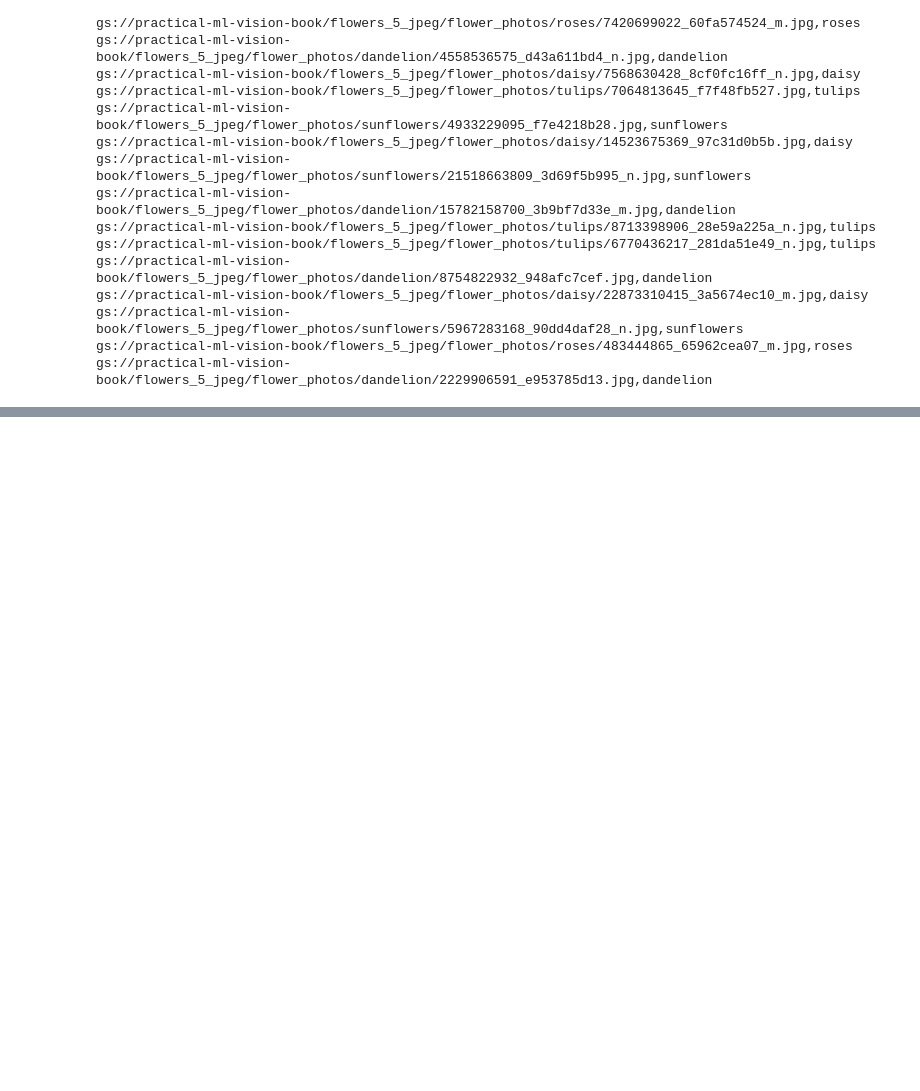
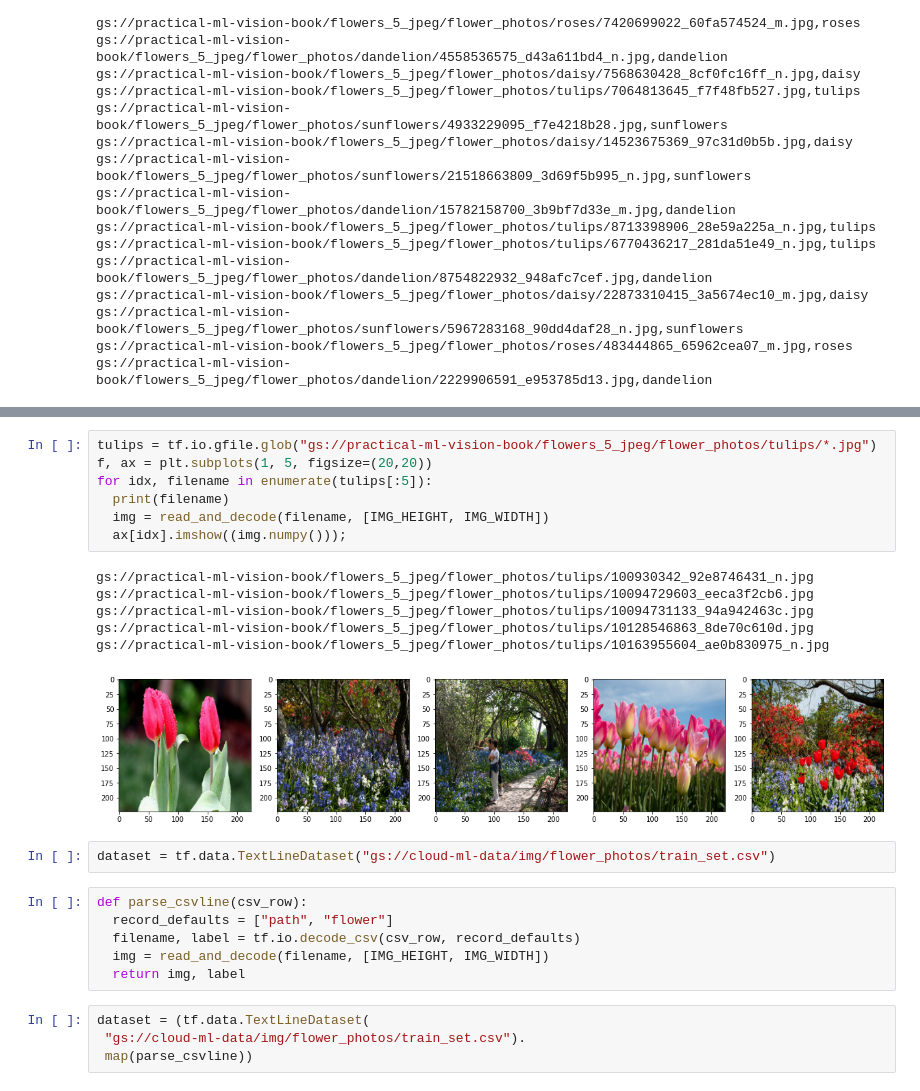
Before and after one commit to walidbrini/TensorFlow-Learning, a Jupyter notebook: TFtuto.ipynb, the cells around one changed output, grey strips where cells are left out. Drawn from its saved outputs; the diff is of its cells as text; blank space fills up the shorter version.

```diff
--- a/TFtuto.ipynb
+++ b/TFtuto.ipynb
@@ -59,0 +115,26 @@ show_image("gs://practical-ml-vision-book/flowers_5_jpeg/flower_photos/daisy/754
+# %%
+tulips = tf.io.gfile.glob("gs://practical-ml-vision-book/flowers_5_jpeg/flower_photos/tulips/*.jpg")
+f, ax = plt.subplots(1, 5, figsize=(20,20))
+for idx, filename in enumerate(tulips[:5]):
+  print(filename)
+  img = read_and_decode(filename, [IMG_HEIGHT, IMG_WIDTH])
+  ax[idx].imshow((img.numpy()));
+# %% [output]
+gs://practical-ml-vision-book/flowers_5_jpeg/flower_photos/tulips/100930342_92e8746431_n.jpg
+gs://practical-ml-vision-book/flowers_5_jpeg/flower_photos/tulips/10094729603_eeca3f2cb6.jpg
+gs://practical-ml-vision-book/flowers_5_jpeg/flower_photos/tulips/10094731133_94a942463c.jpg
+gs://practical-ml-vision-book/flowers_5_jpeg/flower_photos/tulips/10128546863_8de70c610d.jpg
+gs://practical-ml-vision-book/flowers_5_jpeg/flower_photos/tulips/10163955604_ae0b830975_n.jpg
+[figure, added]
+# %%
+dataset = tf.data.TextLineDataset("gs://cloud-ml-data/img/flower_photos/train_set.csv")
+# %%
+def parse_csvline(csv_row):
+  record_defaults = ["path", "flower"]
+  filename, label = tf.io.decode_csv(csv_row, record_defaults)
+  img = read_and_decode(filename, [IMG_HEIGHT, IMG_WIDTH])
+  return img, label
+# %%
+dataset = (tf.data.TextLineDataset(
+ "gs://cloud-ml-data/img/flower_photos/train_set.csv").
+ map(parse_csvline))
```
Also changed, not shown: parts of 16 cells of this notebook.
